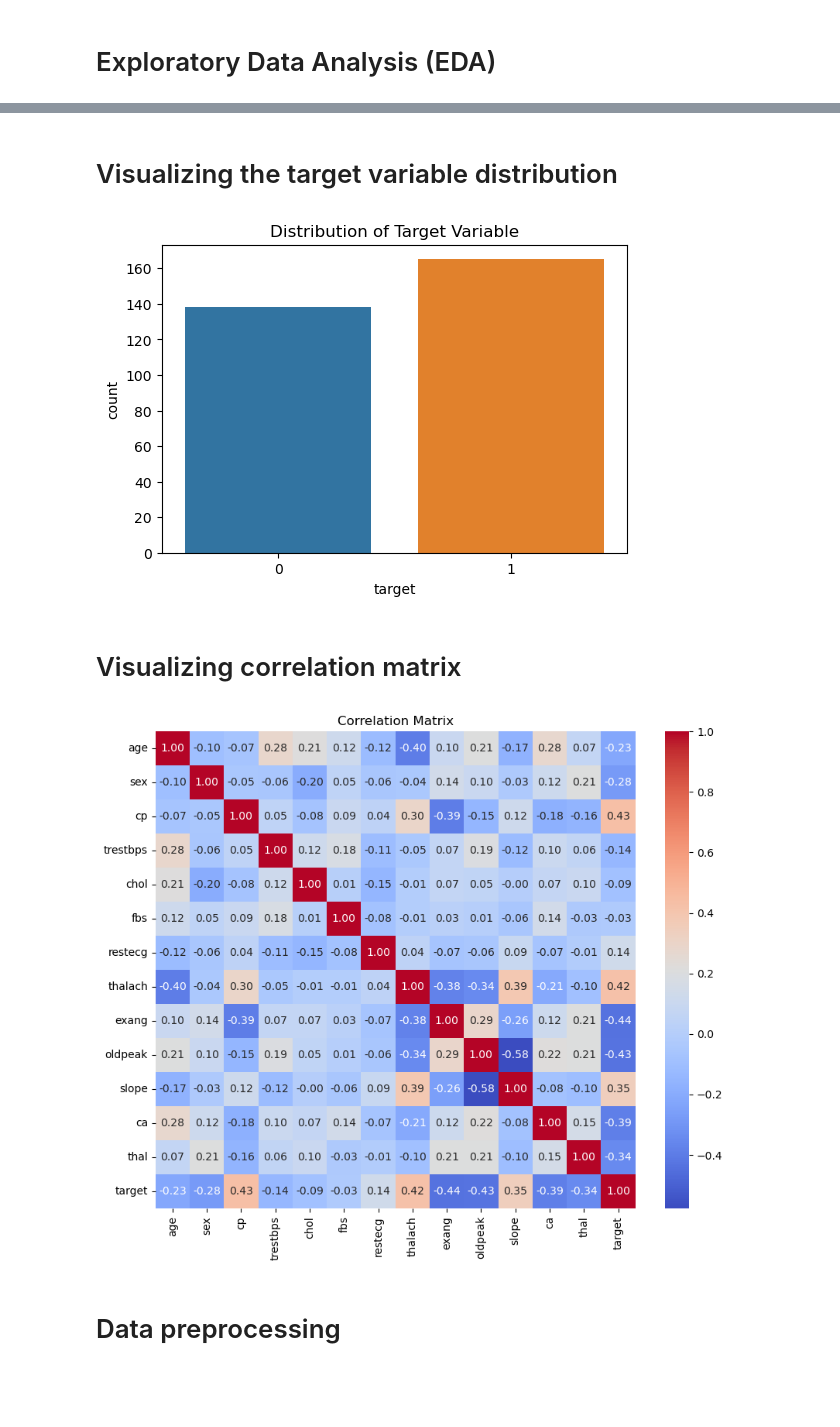
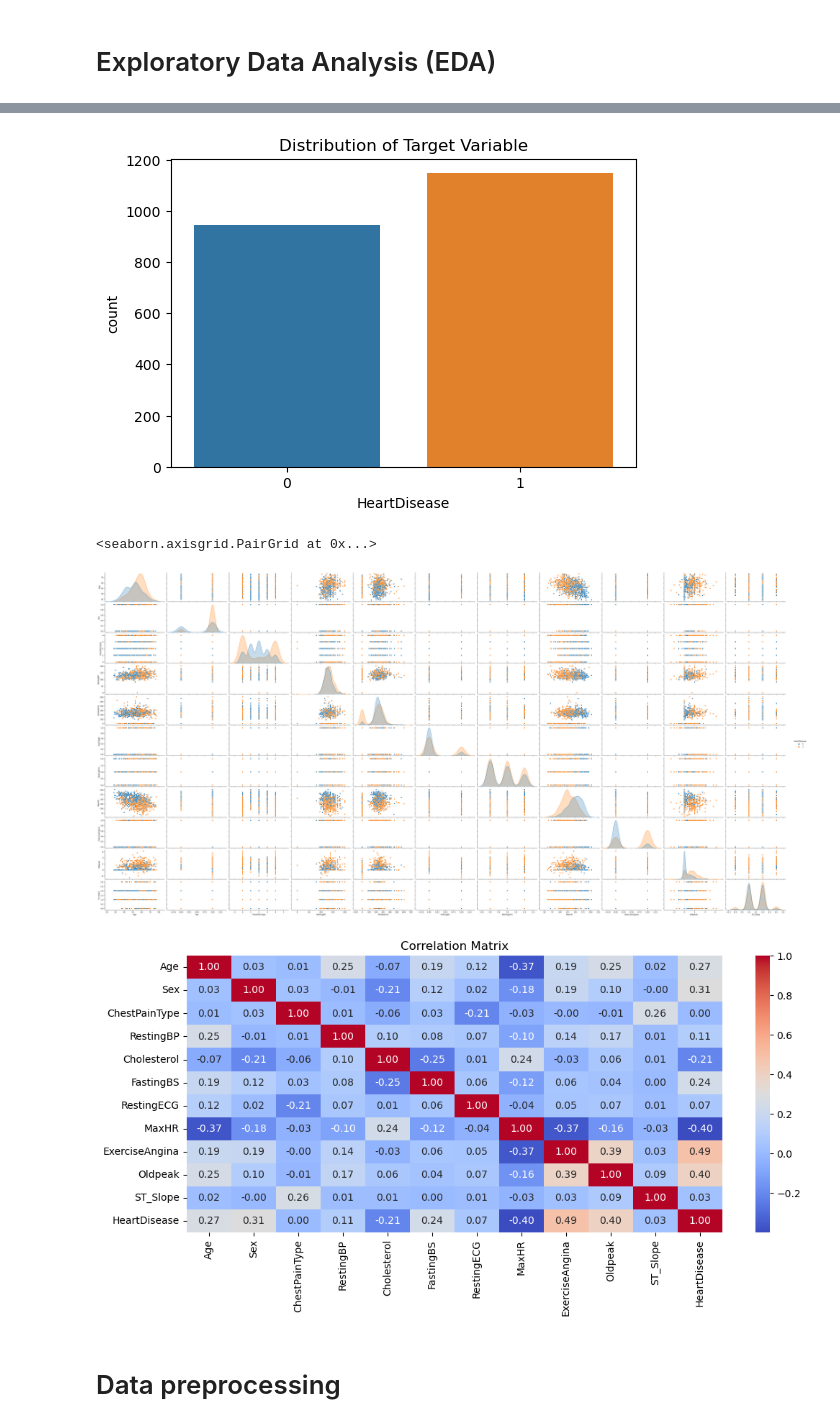
Before and after one commit to n-hesham/HeartHealthDiseases, a Jupyter notebook: build_model&analsis/heart_model(source code).ipynb, the cells around one changed output, grey strips where cells are left out. Saved outputs shown, nothing was run; the diff lists cells and outputs as text; code cells hidden in the pictures; blank space fills up the shorter version.

```diff
--- a/build_model&analsis/heart_model(source code).ipynb
+++ b/build_model&analsis/heart_model(source code).ipynb
@@ -34,0 +116,16 @@ heart_data
+# %%
+# Rename the columns (example: change 'old_column' to 'new_column')
+df2.rename(columns={'age': 'Age',
+                    'sex': 'Sex',
+                    'chest pain type': 'ChestPainType',
+                    'resting bp s': 'RestingBP',
+                    'cholesterol': 'Cholesterol',
+                    'fasting blood sugar': 'FastingBS',
+                    'resting ecg': 'RestingECG',
+                    'max heart rate': 'MaxHR',
+                    'exercise angina': 'ExerciseAngina',
+                    'oldpeak': 'Oldpeak',
+                    'ST slope': 'ST_Slope',
+                    'target': 'HeartDisease',
+
+}, inplace=True)
@@ -35,2 +167,10 @@ heart_data
+# %%
+le=LabelEncoder()
+
+for col in df3.select_dtypes(include='object').columns:
+    df3[col] = le.fit_transform(df3[col])
+# %%
+# دمج البيانات
+df = pd.concat([df1, df2, df3], ignore_index=True)
 # %% [markdown]
 # Exploratory Data Analysis (EDA)
@@ -37 +197,3 @@ heart_data
+# %%
+df = df.drop_duplicates()
 # %%
@@ -61,21 +220,22 @@ max      3.000000    1.000000
-# %% [markdown]
-# Visualizing the target variable distribution
 # %%
 plt.figure(figsize=(6, 4))
-sns.countplot(x='target', data=heart_data)
+sns.countplot(x='HeartDisease', data=df)
 plt.title('Distribution of Target Variable')
 plt.show()
 # %% [output]
-[figure, old version]
+[figure, new version]
-# %% [markdown]
-# Visualizing correlation matrix
+# %%
+sns.pairplot(df, hue='HeartDisease', height=2.4, aspect=2)
+# %% [output]
+<seaborn.axisgrid.PairGrid at 0x...>
+[figure, added]
 # %%
-plt.figure(figsize=(10, 8))
-sns.heatmap(heart_data.corr(), annot=True, cmap='coolwarm', fmt=".2f")
+plt.figure(figsize=(12, 5))
+sns.heatmap(df.corr(), annot=True, cmap='coolwarm', fmt=".2f")
 plt.title('Correlation Matrix')
 plt.show()
 # %% [output]
-[figure, old version]
+[figure, new version]
 # %% [markdown]
 # Data preprocessing
 # %%
```
Also changed, not shown: parts of 36 cells of this notebook, 10 other files.
